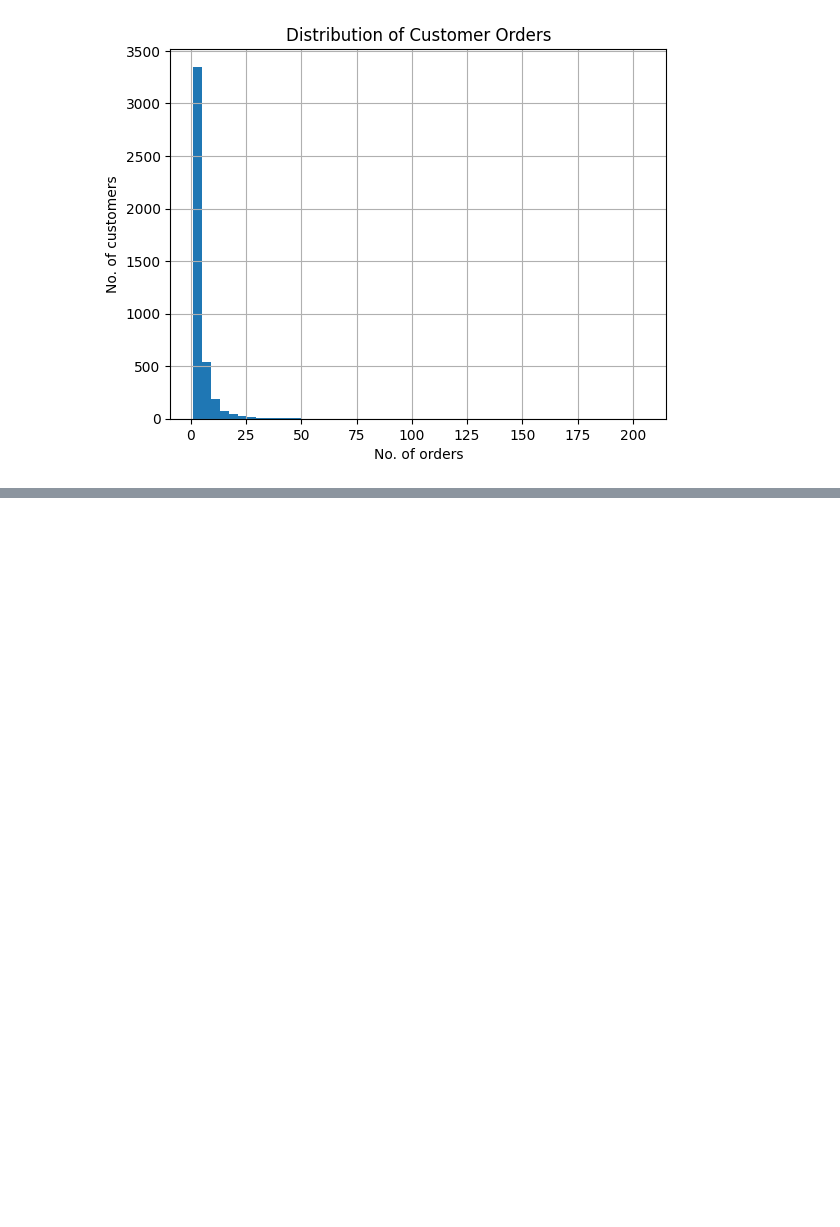
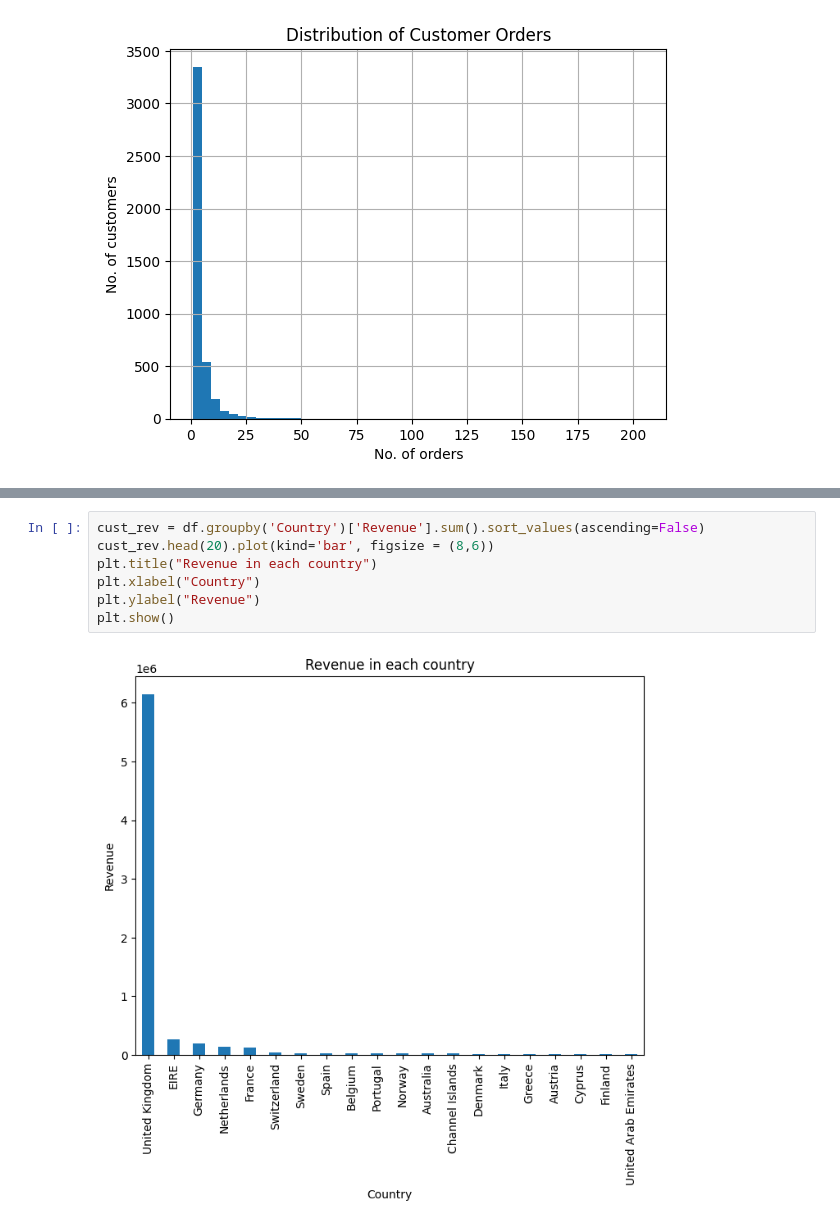
Before and after one commit to RoAr29/ecommerce-recommendation-system, a Jupyter notebook: ecommerce_product_recommendation_engine.ipynb, the cells around one changed output, grey strips where cells are left out. Saved outputs shown, nothing was run; the diff lists cells and outputs as text; blank space fills up the shorter version.

```diff
--- a/ecommerce_product_recommendation_engine.ipynb
+++ b/ecommerce_product_recommendation_engine.ipynb
@@ -187,0 +210,9 @@ plt.show()
+# %%
+cust_rev = df.groupby('Country')['Revenue'].sum().sort_values(ascending=False)
+cust_rev.head(20).plot(kind='bar', figsize = (8,6))
+plt.title("Revenue in each country")
+plt.xlabel("Country")
+plt.ylabel("Revenue")
+plt.show()
+# %% [output]
+[figure, added]
```
Also changed, not shown: parts of 10 cells of this notebook.
